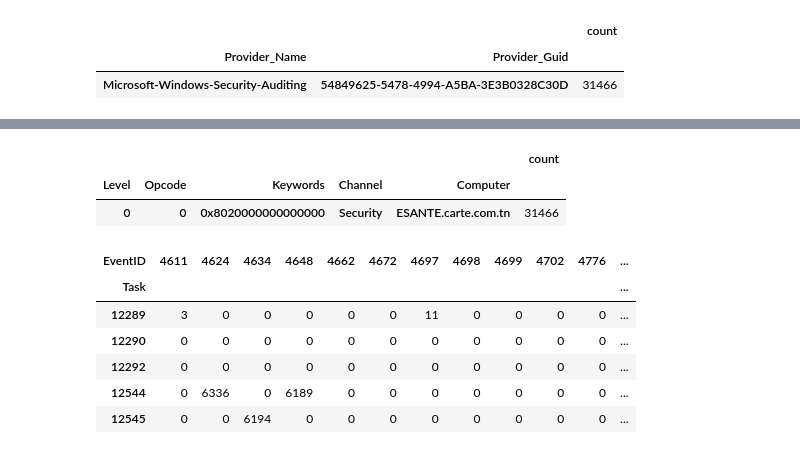
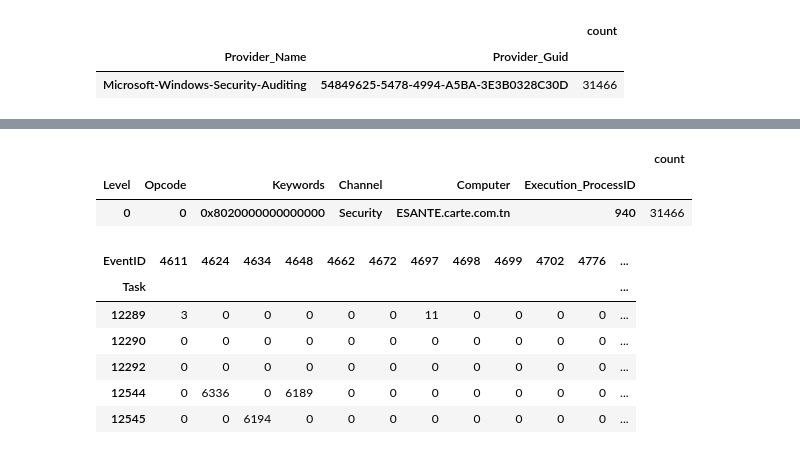
Before and after one commit to aobh2763/anomalyzer, a Jupyter notebook: notebooks/01_system_exploration_security.ipynb, the cells around one changed output, grey strips where cells are left out. Drawn from its saved outputs; the diff is of its cells as text; code cells hidden in the pictures.

```diff
--- a/notebooks/01_system_exploration_security.ipynb
+++ b/notebooks/01_system_exploration_security.ipynb
@@ -289,13 +314,13 @@ provider_df
 # %%
-constants_df = pd.DataFrame(system_df[['Level', 'Opcode', 'Keywords', 'Channel', 'Computer']].value_counts())
+constants_df = pd.DataFrame(system_df[['Level', 'Opcode', 'Keywords', 'Channel', 'Computer', 'Execution_ProcessID']].value_counts())
 
 constants_df.to_csv(output_path / "constants.csv")
 
 constants_df
 # %% [output]
-|  |  |  |  |  | count |
-| Level | Opcode | Keywords | Channel | Computer |  |
-| 0 | 0 | 0x8020000000000000 | Security | ESANTE.carte.com.tn | 31466 |
+|  |  |  |  |  |  | count |
+| Level | Opcode | Keywords | Channel | Computer | Execution_ProcessID |  |
+| 0 | 0 | 0x8020000000000000 | Security | ESANTE.carte.com.tn | 940 | 31466 |
 # %%
 eventid_to_task_df = pd.crosstab(system_df["Task"], system_df["EventID"])
 
```
Also changed, not shown: parts of 2 cells of this notebook, 6 other files.
